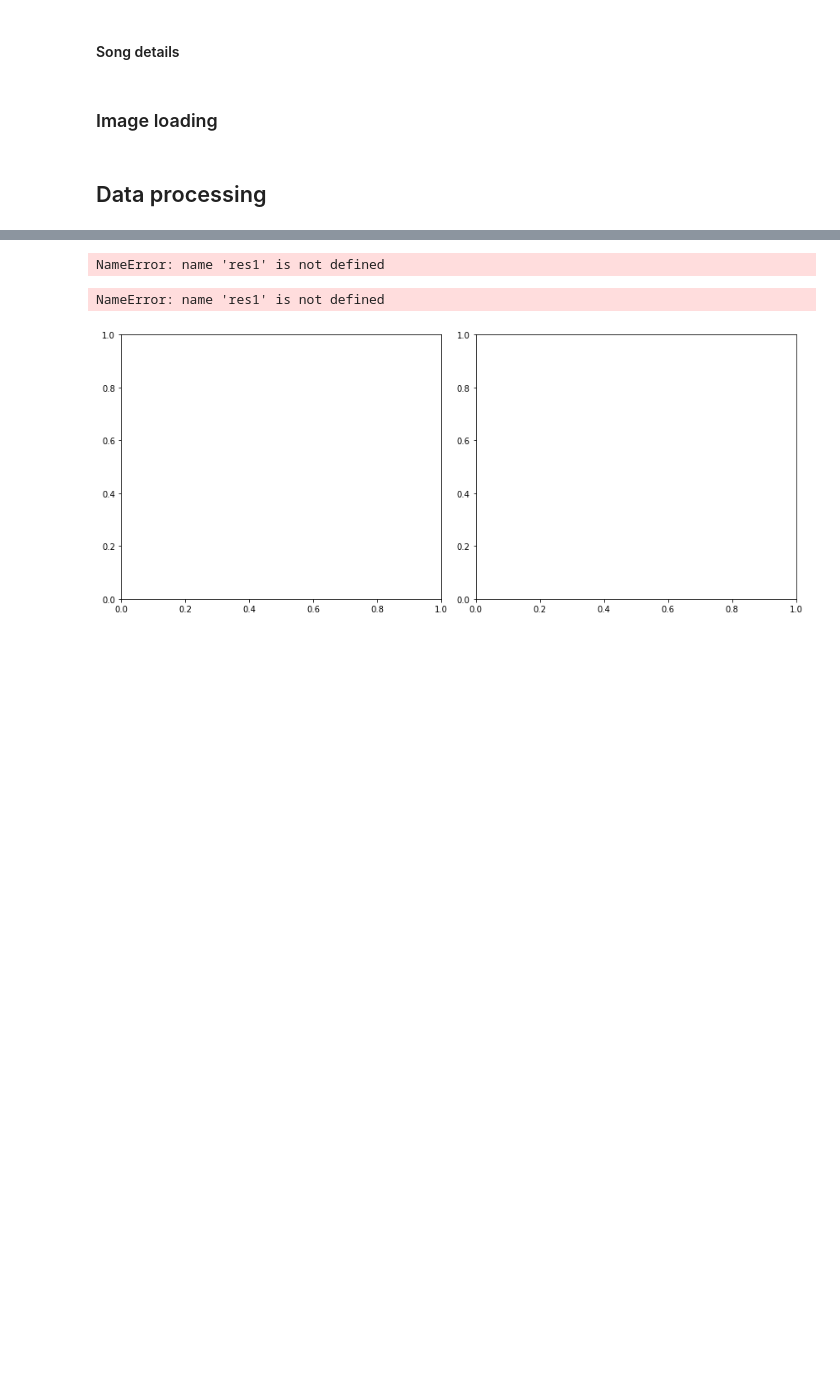
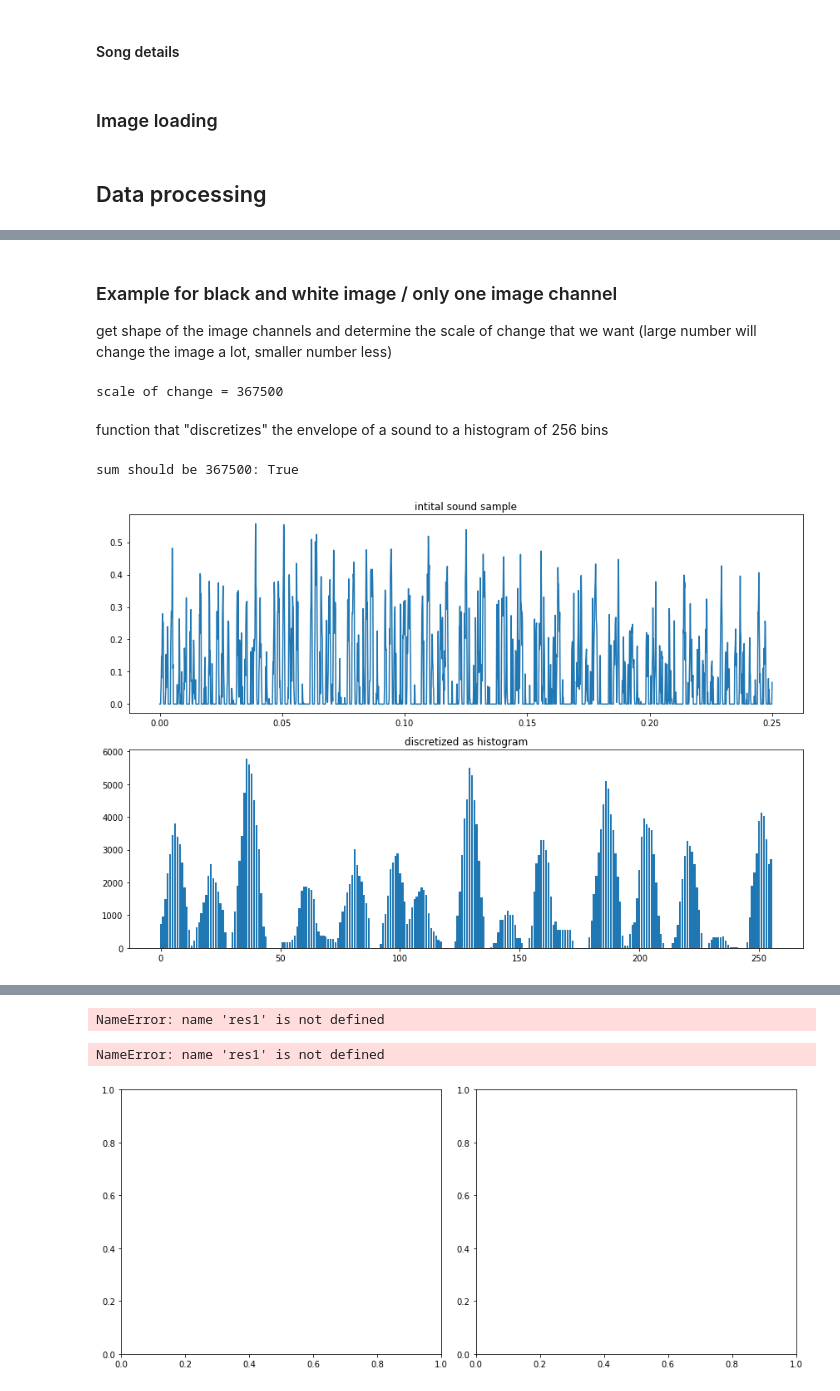
Before and after one commit to DeterjoSimon/AudioImagers, a Jupyter notebook: General_pipeline.ipynb, the cells around one changed output, grey strips where cells are left out. Saved outputs shown, nothing was run; the diff lists cells and outputs as text; code cells hidden in the pictures; blank space fills up the shorter version.

```diff
--- a/General_pipeline.ipynb
+++ b/General_pipeline.ipynb
@@ -377,0 +226,6 @@ def change_rgb(img, target_values):
+# %%
+audio_name = p_join(data_fpath, "brand1.wav")
+audio_sample_sf, audio_sample = wavfile.read(p_join(data_fpath, "brand1.wav"))
+audio_sample = audio_sample / 32767.0
+print("duration:", len(audio_sample), "sample rate:", audio_sample_sf, "length=", len(audio_sample)/audio_sample_sf)
+Audio(audio_sample, rate=audio_sample_sf)
@@ -377,0 +444,12 @@ def change_rgb(img, target_values):
+# %% [markdown]
+### Example for black and white image / only one image channel
+
+get shape of the image channels and determine the scale of change that we want (large number will change the image a lot, smaller number less)
+# %%
+h,w,d = img.shape # image height and with to know the sum of the bins of the image histogram
+scale = int(h*w)
+print(f"scale of change = {scale}")
+# %% [output]
+scale of change = 367500
+# %% [markdown]
+function that "discretizes" the envelope of a sound to a histogram of 256 bins
@@ -377,0 +484,22 @@ def change_rgb(img, target_values):
+# %%
+i = 6
+sample_len = 2000 # how long the samples are, affects the quality of the histogram
+# use only the positive part
+audio_pos = audio_sample
+audio_pos[audio_pos<0] = 0
+
+fig, ax = plt.subplots(2,1,figsize=(12,8))
+# initial sound sample that should correspond to the initial image histogram
+sample1 = audio_pos[sample_len*(i-1):sample_len*i]
+ax[0].plot(np.linspace(0,len(sample1)/audio_sample_sf,len(sample1)), sample1)
+ax[0].set_title("intital sound sample")
+
+hist1 = envelope_to_histogram(sample1, scale)
+print(f"sum should be {scale}: {hist1.sum()==scale}")
+
+ax[1].bar(np.arange(256), hist1)
+ax[1].set_title("discretized as histogram")
+fig.tight_layout()
+# %% [output]
+sum should be 367500: True
+[figure, added]
```
Also changed, not shown: parts of 66 cells of this notebook.
